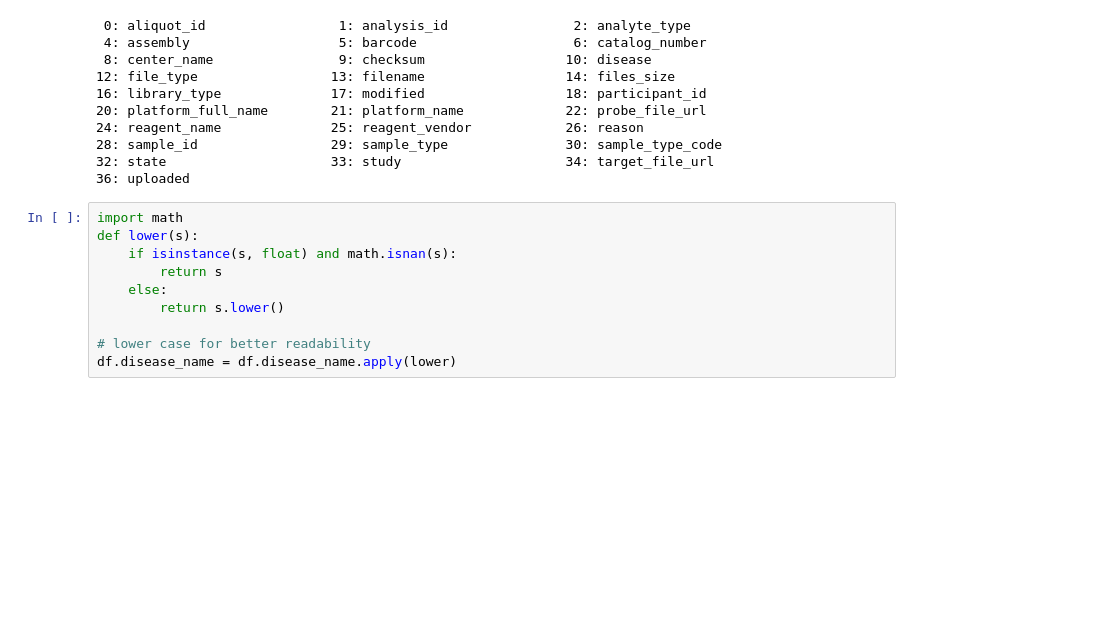
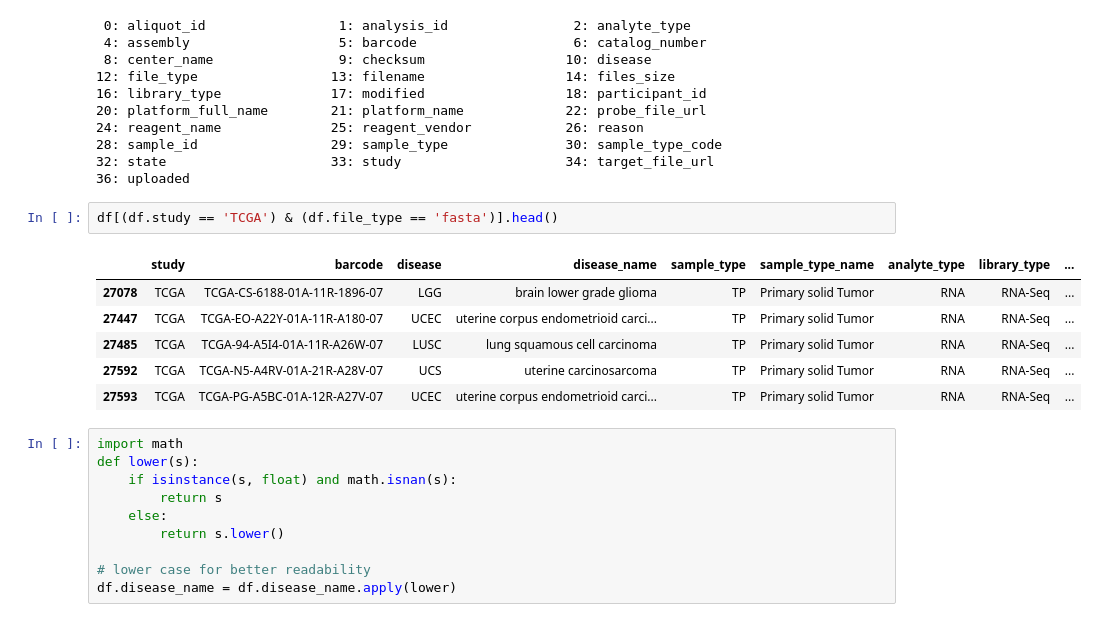
Before and after one commit to bcgsc/tasrkleat-TCGA-analysis-scripts, a Jupyter notebook: notebooks/Cancer-Genomics-Hub-Summary-Statistics.ipynb, the cells around one changed output. Cells and saved outputs as stored; diff of their text form; blank space fills up the shorter version.

```diff
--- a/notebooks/Cancer-Genomics-Hub-Summary-Statistics.ipynb
+++ b/notebooks/Cancer-Genomics-Hub-Summary-Statistics.ipynb
@@ -52,6 +52,15 @@ for k, c in enumerate(sorted(df.columns)):
 28: sample_id                 29: sample_type               30: sample_type_code
 32: state                     33: study                     34: target_file_url
 36: uploaded
+# %%
+df[(df.study == 'TCGA') & (df.file_type == 'fasta')].head()
+# %% [output]
+|  | study | barcode | disease | disease_name | sample_type | sample_type_name | analyte_type | library_type | ... |
+| 27078 | TCGA | TCGA-CS-6188-01A-11R-1896-07 | LGG | brain lower grade glioma | TP | Primary solid Tumor | RNA | RNA-Seq | ... |
+| 27447 | TCGA | TCGA-EO-A22Y-01A-11R-A180-07 | UCEC | uterine corpus endometrioid carci... | TP | Primary solid Tumor | RNA | RNA-Seq | ... |
+| 27485 | TCGA | TCGA-94-A5I4-01A-11R-A26W-07 | LUSC | lung squamous cell carcinoma | TP | Primary solid Tumor | RNA | RNA-Seq | ... |
+| 27592 | TCGA | TCGA-N5-A4RV-01A-21R-A28V-07 | UCS | uterine carcinosarcoma | TP | Primary solid Tumor | RNA | RNA-Seq | ... |
+| 27593 | TCGA | TCGA-PG-A5BC-01A-12R-A27V-07 | UCEC | uterine corpus endometrioid carci... | TP | Primary solid Tumor | RNA | RNA-Seq | ... |
 # %%
 import math
 def lower(s):
```
Also changed, not shown: parts of 3 cells of this notebook.
